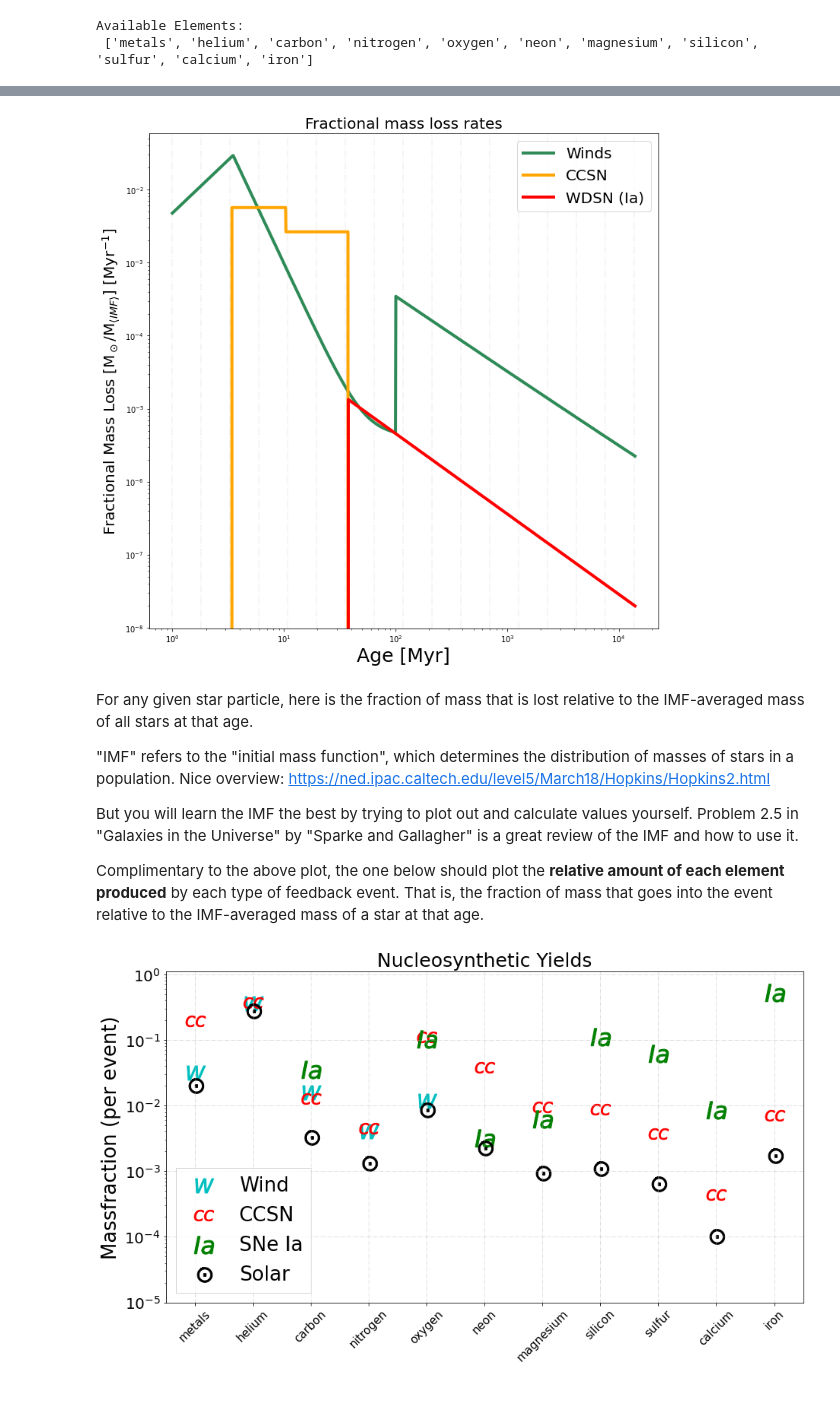
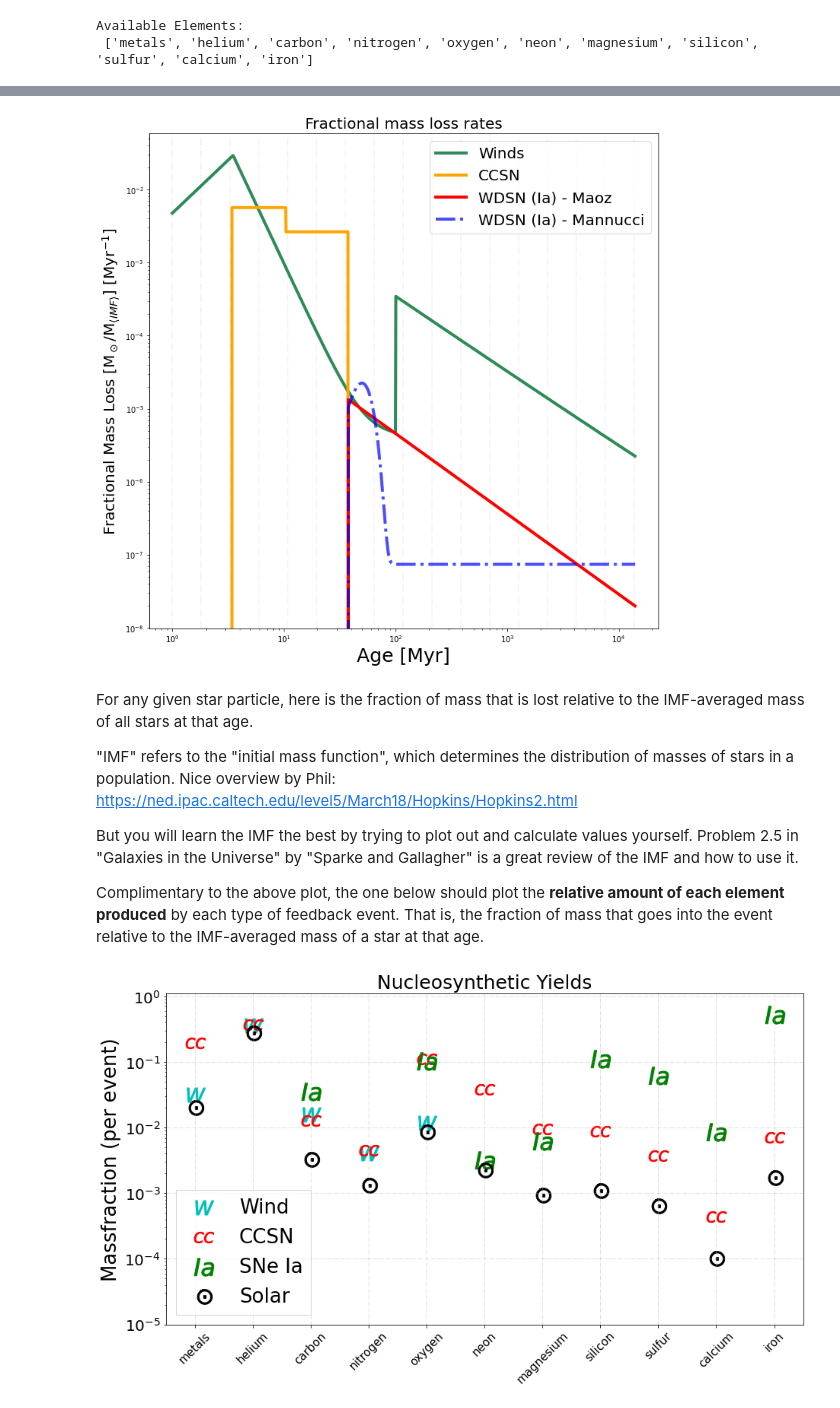
Before and after one commit to patelpb96/GizmoElementTracers, a Jupyter notebook: ElementTracer_Tutorial.ipynb, the cells around one changed output, grey strips where cells are left out. Saved outputs shown, nothing was run; the diff lists cells and outputs as text; code cells hidden in the pictures.

```diff
--- a/ElementTracer_Tutorial.ipynb
+++ b/ElementTracer_Tutorial.ipynb
@@ -56,6 +59,8 @@ elem = None #'None' - No specific element, otherwise specify one of 'metals', 'i
 winds = gizmo.gizmo_model.feedback(source = 'wind', elem_name = elem) # initializing a class for Stellar Winds
 ccsn = gizmo.gizmo_model.feedback(source = 'cc', elem_name = elem) #initializing a class for CCSN
 wdsn = gizmo.gizmo_model.feedback(source = 'wd', elem_name = elem) #initializing a class for Type Ia/WDSN
+wdsn_mannucci = gizmo.gizmo_model.feedback(source = 'wd', elem_name = elem, ia_model = 'mannucci') #initializing a class for Type Ia/WDSN
+
 solar_values = gizmo.gizmo_model.get_sun_massfraction() # abundances of elements in the sun
 #EYD = gizmo.gizmo_model.EventYieldDictionary() #nucleosynthetic yields of each element tracked by FIRE
 
@@ -69,35 +79,38 @@ We can also plot the rates that have already been implemented. These a <i>fracti
 # %%
 # rate_X = massloss rate, ages_X = total timespan, or 0 to 13.7 Gyr, d_X is the array of times at which there
 # are discontinuities in the ages. For more info, see the return values in:
 # gizmo_model.py -> feedback -> get_rate_X
 
 agebins = np.logspace(np.log10(1),np.log10(13700),17)
 agebinning = True
 
 rate_wind, ages_wind, d_wind = winds.get_rate_wind()
 rate_ccsn, ages_ccsn, d_ccsn = ccsn.get_rate_cc()
 rate_wdsn, ages_wdsn, d_wdsn = wdsn.get_rate_wd()
+rate_wdsn_m, ages_wdsn_m, d_wdsn_m = wdsn_mannucci.get_rate_wd()
 
 fig, (ax1) = plt.subplots(1,1, figsize = (12,12))
 
 if agebinning == True:
     for i in agebins:
         ax1.axvline(i, ls = "-.", c = 'k', alpha = 0.05)
 ax1.loglog()
 ax1.plot(ages_wind, rate_wind, lw = 4, c = 'seagreen', label = "Winds")
 ax1.plot(ages_ccsn, rate_ccsn, lw = 4, c = 'orange', label = "CCSN")
-ax1.plot(ages_wdsn, rate_wdsn, lw = 4, c = 'r', label = "WDSN (Ia)")
+ax1.plot(ages_wdsn, rate_wdsn, lw = 4, c = 'r', label = "WDSN (Ia) - Maoz")
+ax1.plot(ages_wdsn_m, rate_wdsn_m, lw = 4, c = 'b', alpha = 0.7, ls = "-.", label = "WDSN (Ia) - Mannucci")
+
 ax1.legend(fontsize = 20)
 ax1.set_title("Fractional mass loss rates", size = 20)
 ax1.set_xlabel("Age [Myr]", size = 25)
 ax1.set_ylabel(r"Fractional Mass Loss [M$_\odot$/M$_{\langle IMF \rangle}$] [Myr$^{-1}$]", size = 20)
 plt.show()
 # %% [output]
-[figure, old version]
+[figure, new version]
 # %% [markdown]
 For any given star particle, here is the fraction of mass that is lost relative to the IMF-averaged mass of all stars at that age.
 
-"IMF" refers to the "initial mass function", which determines the distribution of masses of stars in a population. Nice overview: https://ned.ipac.caltech.edu/level5/March18/Hopkins/Hopkins2.html
+"IMF" refers to the "initial mass function", which determines the distribution of masses of stars in a population. Nice overview by Phil: https://ned.ipac.caltech.edu/level5/March18/Hopkins/Hopkins2.html
 
 But you will learn the IMF the best by trying to plot out and calculate values yourself. Problem 2.5 in "Galaxies in the Universe" by "Sparke and Gallagher" is a great review of the IMF and how to use it.
 
```
Also changed, not shown: parts of 27 cells of this notebook, 3 other files.
